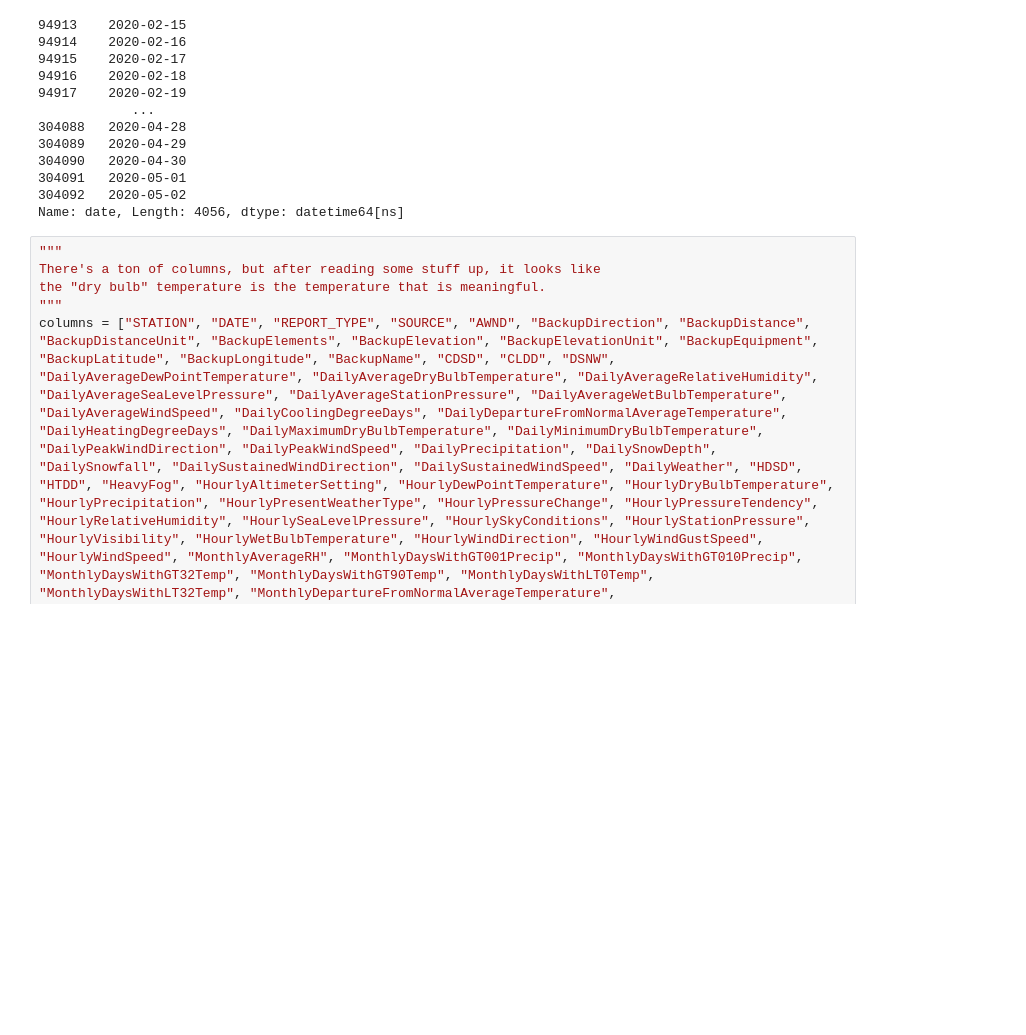
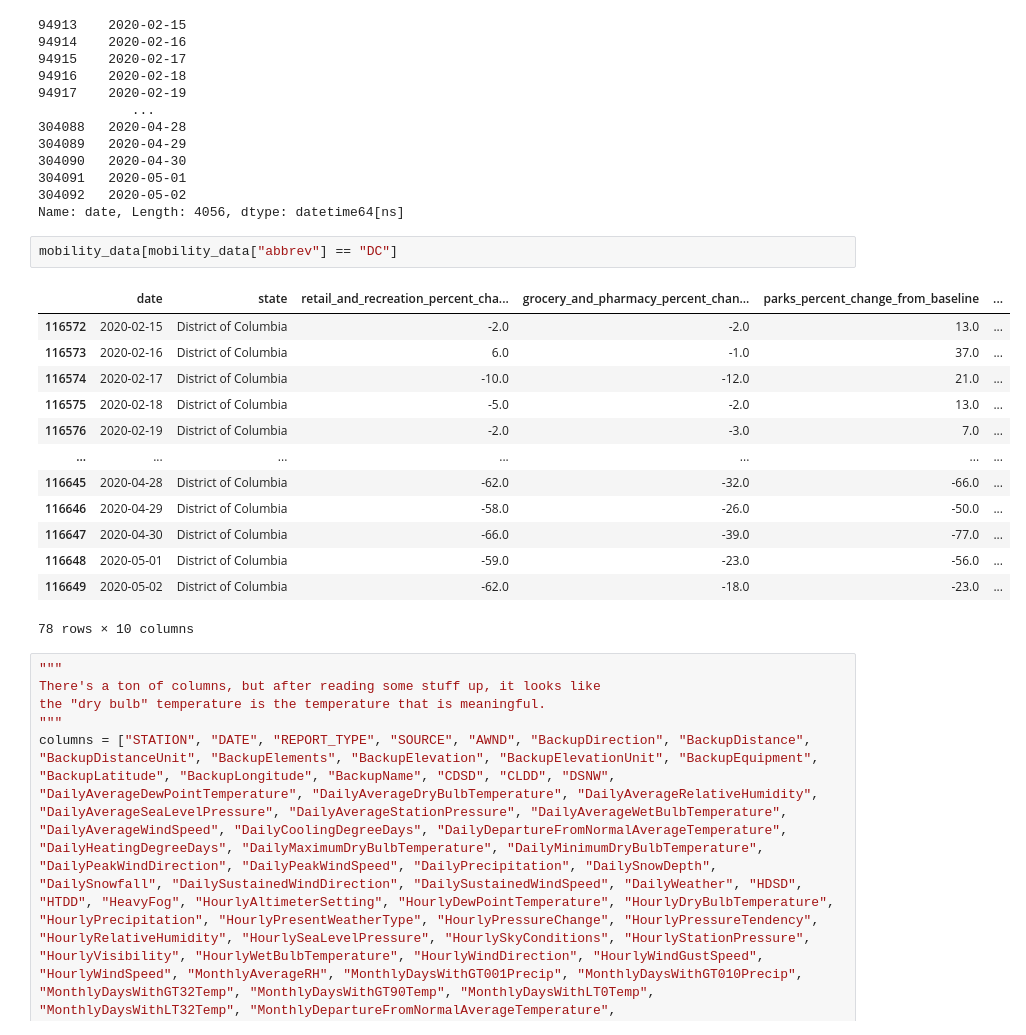
Before and after one commit to spotted-d/RNN_covid19_modeling, a Jupyter notebook: data_extraction/weather_data_eda_and_cleaning.ipynb, the cells around one changed output. Drawn from its saved outputs; the diff is of its cells as text; blank space fills up the shorter version.

Commit message:
Update DC state name

```diff
--- a/data_extraction/weather_data_eda_and_cleaning.ipynb
+++ b/data_extraction/weather_data_eda_and_cleaning.ipynb
@@ -56,6 +56,22 @@ print(mobility_data["date"])
 304091   2020-05-01
 304092   2020-05-02
 Name: date, Length: 4056, dtype: datetime64[ns]
+# %%
+mobility_data[mobility_data["abbrev"] == "DC"]
+# %% [output]
+|  | date | state | retail_and_recreation_percent_cha... | grocery_and_pharmacy_percent_chan... | parks_percent_change_from_baseline | ... |
+| 116572 | 2020-02-15 | District of Columbia | -2.0 | -2.0 | 13.0 | ... |
+| 116573 | 2020-02-16 | District of Columbia | 6.0 | -1.0 | 37.0 | ... |
+| 116574 | 2020-02-17 | District of Columbia | -10.0 | -12.0 | 21.0 | ... |
+| 116575 | 2020-02-18 | District of Columbia | -5.0 | -2.0 | 13.0 | ... |
+| 116576 | 2020-02-19 | District of Columbia | -2.0 | -3.0 | 7.0 | ... |
+| ... | ... | ... | ... | ... | ... | ... |
+| 116645 | 2020-04-28 | District of Columbia | -62.0 | -32.0 | -66.0 | ... |
+| 116646 | 2020-04-29 | District of Columbia | -58.0 | -26.0 | -50.0 | ... |
+| 116647 | 2020-04-30 | District of Columbia | -66.0 | -39.0 | -77.0 | ... |
+| 116648 | 2020-05-01 | District of Columbia | -59.0 | -23.0 | -56.0 | ... |
+| 116649 | 2020-05-02 | District of Columbia | -62.0 | -18.0 | -23.0 | ... |
+78 rows × 10 columns
 # %%
 """
 There's a ton of columns, but after reading some stuff up, it looks like
```
Also changed, not shown: parts of 2 cells of this notebook, 1 other file.
